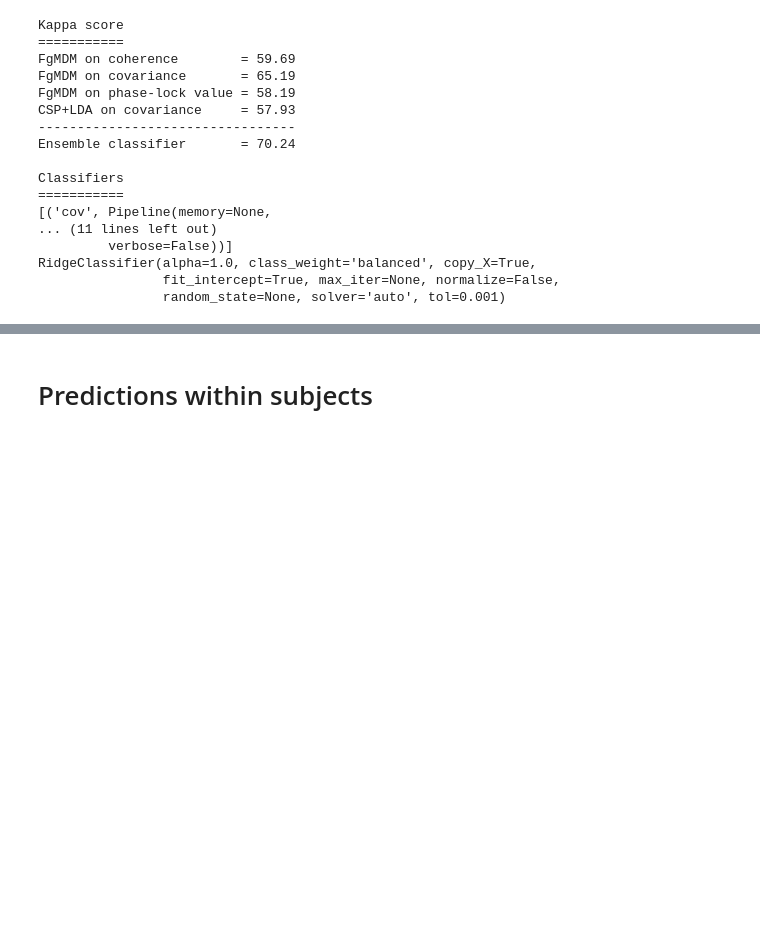
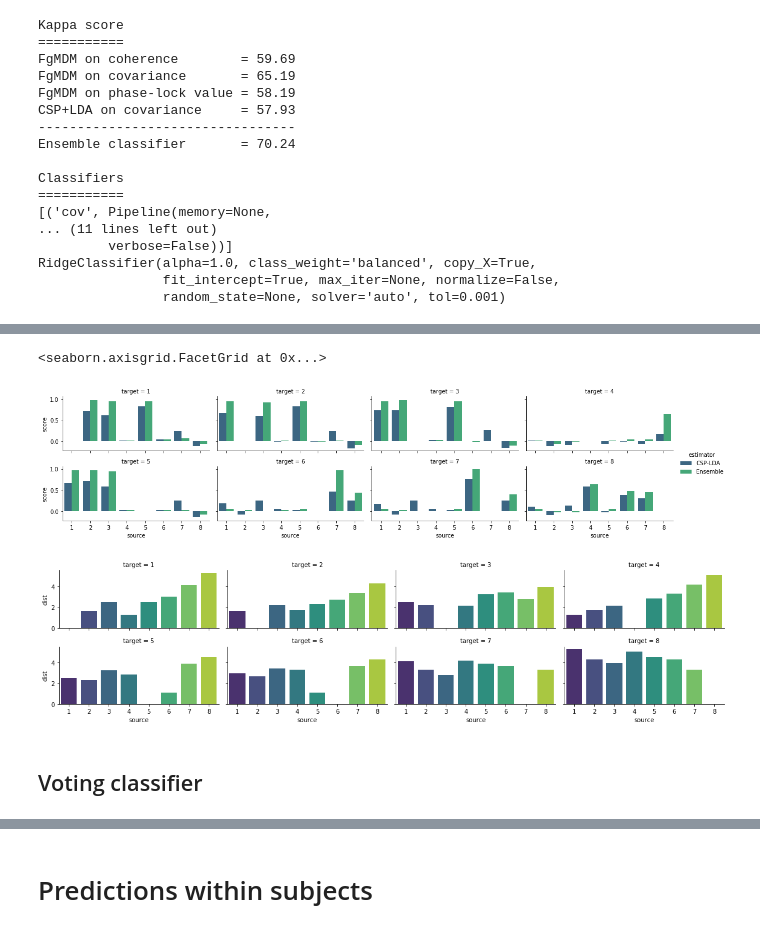
Before and after one commit to sylvchev/wcci-rgcon, a Jupyter notebook: functional_connectivity-ensemble.ipynb, the cells around one changed output, grey strips where cells are left out. Drawn from its saved outputs; the diff is of its cells as text; code cells hidden in the pictures; blank space fills up the shorter version.

Commit message:
adding generation for cross-subject, to finished

```diff
--- a/functional_connectivity-ensemble.ipynb
+++ b/functional_connectivity-ensemble.ipynb
@@ -584,0 +659,35 @@ RidgeClassifier(alpha=1.0, class_weight='balanced', copy_X=True,
+# %%
+all_res = []
+for source in trange(8):
+    for target in trange(8, leave=False):
+        if source == target: continue
+        dc = distance(cross_subj[source]['mean'], cross_subj[target]['mean'], metric='riemann')
+        ycsp = cross_subj[source]['pipelines']['CSP-LDA'].predict(cross_subj[target]['X_train'])
+        res = {'source': str(source+1), 'target': str(target+1),
+               'score': cohen_kappa_score(ycsp, cross_subj[target]['y_train']),
+               'estimator': 'CSP-LDA', 'dist': dc}
+        all_res.append(res)
+        yens = cross_subj[source]['pipelines']['Ensemble'].predict(cross_subj[target]['X_train'])
+        res = {'source': str(source+1), 'target': str(target+1),
+               'score': cohen_kappa_score(yens, cross_subj[target]['y_train']),
+               'estimator': 'Ensemble', 'dist': dc}
+        all_res.append(res)
+df_cross = pd.DataFrame(all_res)
+# %%
+sns.catplot(x='source', y='score', hue='estimator', col='target', col_wrap=4,
+            kind="bar", data=df_cross,
+            # data=df_cross[df_cross['estimator'] == 'CSP-LDA'],
+            palette='viridis', height=2, aspect=2)
+
+sns.catplot(x='source', y='dist', col='target', col_wrap=4,
+            kind="bar", data=df_cross,
+            # data=df_cross[df_cross['estimator'] == 'CSP-LDA'],
+            palette='viridis', height=2, aspect=2)
+
+#plt.savefig("ensemble-subject.png")
+# %% [output]
+<seaborn.axisgrid.FacetGrid at 0x...>
+[figure, added]
+[figure, added]
+# %% [markdown]
+## Voting classifier
```
Also changed, not shown: parts of 15 cells of this notebook.
